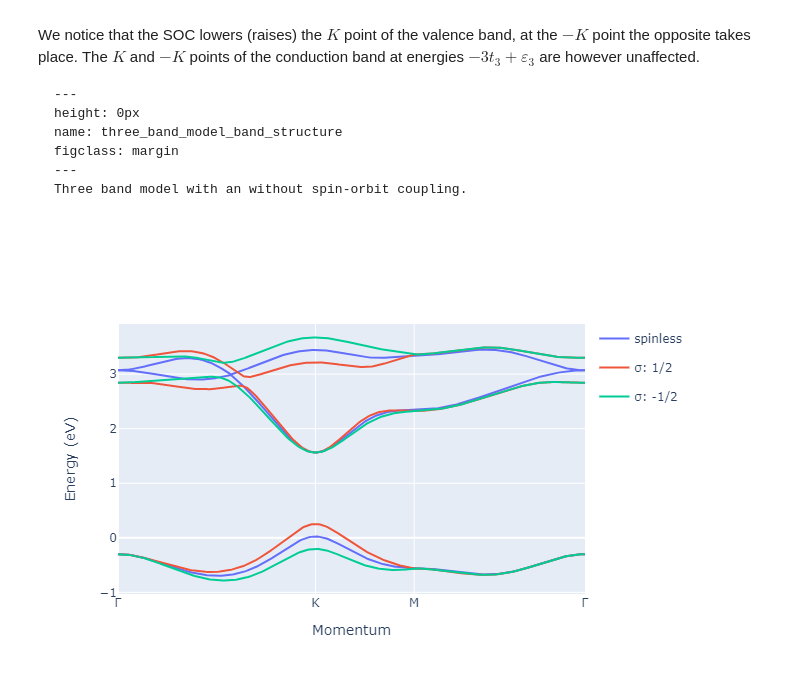
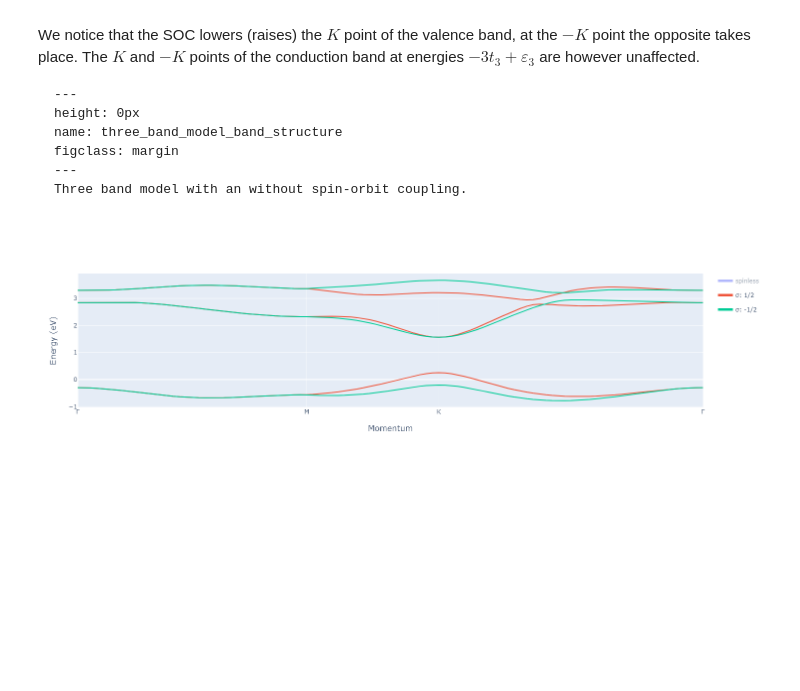
Before and after one commit to Hidde-Dijkstra/Hidde-Dijkstra.github.io, a Jupyter notebook: project-book/master-thesis/lattice/monolayer.ipynb, the cells around one changed output. Saved outputs shown, nothing was run; the diff lists cells and outputs as text; code cells hidden in the pictures; blank space fills up the shorter version.

```diff
--- a/project-book/master-thesis/lattice/monolayer.ipynb
+++ b/project-book/master-thesis/lattice/monolayer.ipynb
@@ -354,29 +368,29 @@ Three band model with an without spin-orbit coupling.
 # %%
 def H_mono(k, σ=0, **kwargs):
     t_1, t_2, t_3, t_12, t_13, t_23, ε_1, ε_3, λ_SOC = wse2_var_dic.values()
     k_x, k_y = k[0]/2, k[1]*np.sqrt(3)/2
     cos2x, cosx, cosy = np.cos(2*k_x), np.cos(k_x), np.cos(k_y)
     sin2x, sinx, siny = np.sin(2*k_x), np.sin(k_x), np.sin(k_y)
     h_1 = 2*t_1*cos2x + (t_1+3*t_2)*cosx*cosy
     h_2 = 2*t_2*cos2x + (t_2+3*t_1)*cosx*cosy
     h_3 = 2*t_3*cos2x + 4*t_3*cosx*cosy
     h_12 = np.sqrt(3)*(t_1-t_2)*sinx*siny + 2j*t_12*(sin2x-2*sinx*cosy)
     h_13 = 2*t_13*(cos2x-cosx*cosy) + 2j*np.sqrt(3)*t_23*cosx*siny
     h_23 = -2*np.sqrt(3)*t_13*sinx*siny + 2j*t_23*(sin2x+sinx*cosy)
     return np.array([
             [ε_1+h_1, 1j*λ_SOC*σ+h_12, h_13],
             [-1j*λ_SOC*σ+np.conj(h_12), ε_1+h_2, h_23],
             [np.conj(h_13), np.conj(h_23), ε_3+h_3]
         ])
 
 bandstructure = BandStructure()
-bandstructure.set_k_path([np.array([0, 0]), np.array([4*np.pi/3, 0]), np.array([np.pi, np.pi/np.sqrt(3)]), np.zeros(2)],
-          ['Γ', 'K', 'M', 'Γ'], 300)
+bandstructure.set_k_path([np.array([0, 0]), np.array([np.pi, np.pi/np.sqrt(3)]), np.array([4*np.pi/3, 0]), np.zeros(2)],
+          ['Γ', 'M', 'K', 'Γ'], 100)
 legend = dict(
     args=dict(H=[(lambda k, σ=σ: H_mono(k, σ=σ)) for σ in [0, 1, -1]]),
     tags=['spinless', 'σ: 1/2', 'σ: -1/2'])
 bandstructure.plot_from_H(legend=legend)
 
 bandstructure.fig
 # %% [output]
-[figure, old version]
+[figure, new version]
```
Also changed, not shown: parts of 3 cells of this notebook, 25 other files.
